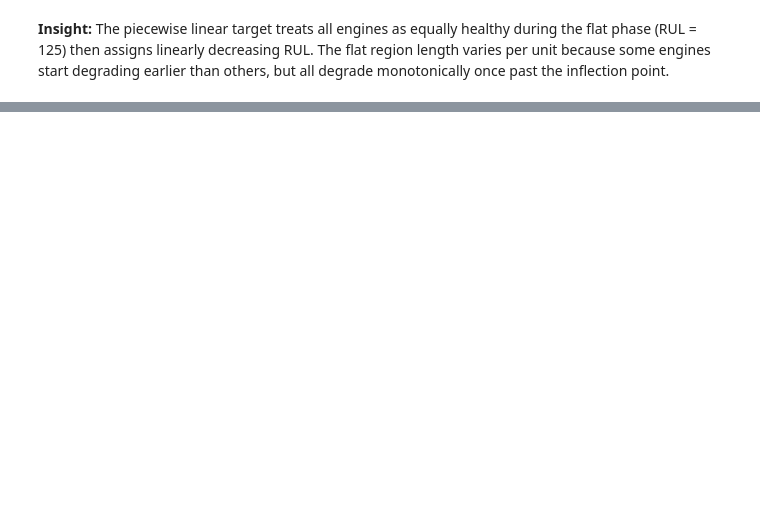
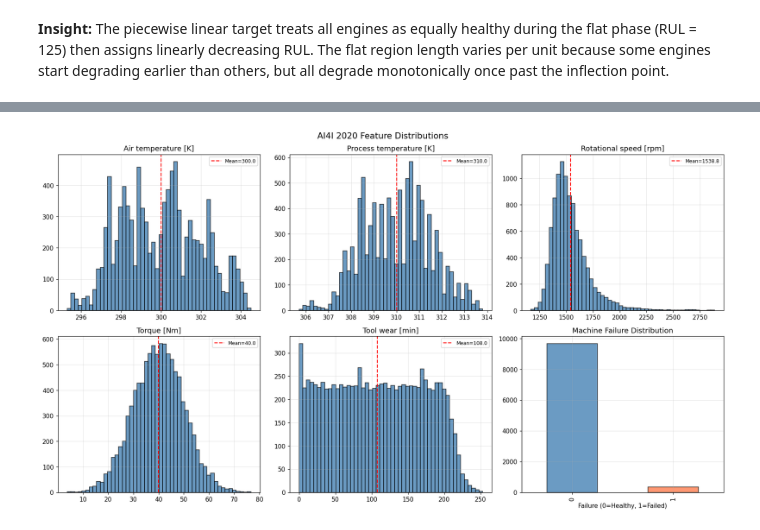
Before and after one commit to SKYTAN-050107/VHack_RUL_Predictions, a Jupyter notebook: notebooks/01_data_exploration.ipynb, the cells around one changed output, grey strips where cells are left out. Cells and saved outputs as stored; diff of their text form; code cells hidden in the pictures; blank space fills up the shorter version.

```diff
--- a/notebooks/01_data_exploration.ipynb
+++ b/notebooks/01_data_exploration.ipynb
@@ -225,0 +269,18 @@ earlier than others, but all degrade monotonically once past the inflection poin
+# %%
+# ── CELL: AI4I Feature Overview ───────────────────────────────────────────────
+print("=== AI4I 2020 Dataset Overview ===")
+print(f"\nTotal rows: {len(ai4i)}")
+print(f"Failure rate: {ai4i['Machine failure'].mean():.2%}")
+
+print(f"\nFailure mode breakdown:")
+for col in ['TWF', 'HDF', 'PWF', 'OSF', 'RNF']:
+    if col in ai4i.columns:
+        print(f"  {col}: {ai4i[col].sum()} failures ({ai4i[col].mean():.2%})")
+
+print(f"\nProduct quality types:")
+print(ai4i['Type'].value_counts())
+
+print(f"\nSensor statistics:")
+sensor_cols_ai4i = ['Air temperature [K]', 'Process temperature [K]',
+                    'Rotational speed [rpm]', 'Torque [Nm]', 'Tool wear [min]']
+print(ai4i[sensor_cols_ai4i].describe().round(2))
@@ -225,0 +305,23 @@ earlier than others, but all degrade monotonically once past the inflection poin
+# %%
+# ── CELL: AI4I Sensor Distribution Plots ─────────────────────────────────────
+fig, axes = plt.subplots(2, 3, figsize=(16, 9))
+
+for ax, col in zip(axes.flatten(), sensor_cols_ai4i + ['Machine failure']):
+    if col == 'Machine failure':
+        ai4i[col].value_counts().plot(kind='bar', ax=ax, color=['steelblue', 'coral'],
+                                      edgecolor='black', alpha=0.8)
+        ax.set_title('Machine Failure Distribution')
+        ax.set_xlabel('Failure (0=Healthy, 1=Failed)')
+    else:
+        ax.hist(ai4i[col], bins=50, color='steelblue', edgecolor='black', alpha=0.8)
+        ax.axvline(ai4i[col].mean(), color='red', linestyle='--', linewidth=1.5,
+                   label=f"Mean={ai4i[col].mean():.1f}")
+        ax.set_title(f'{col}')
+        ax.legend(fontsize=8)
+    ax.grid(alpha=0.3)
+
+plt.suptitle('AI4I 2020 Feature Distributions', fontsize=14)
+plt.tight_layout()
+plt.show()
+# %% [output]
+[figure, added]
```
Also changed, not shown: parts of 23 cells of this notebook, 55 other files.
